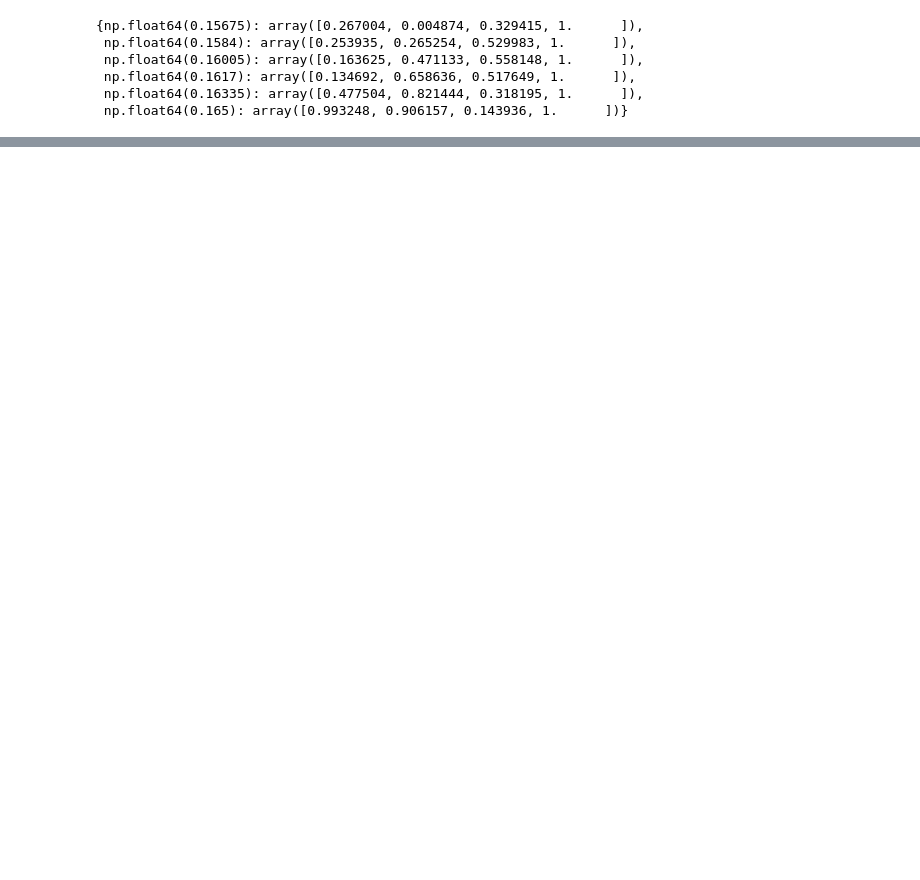
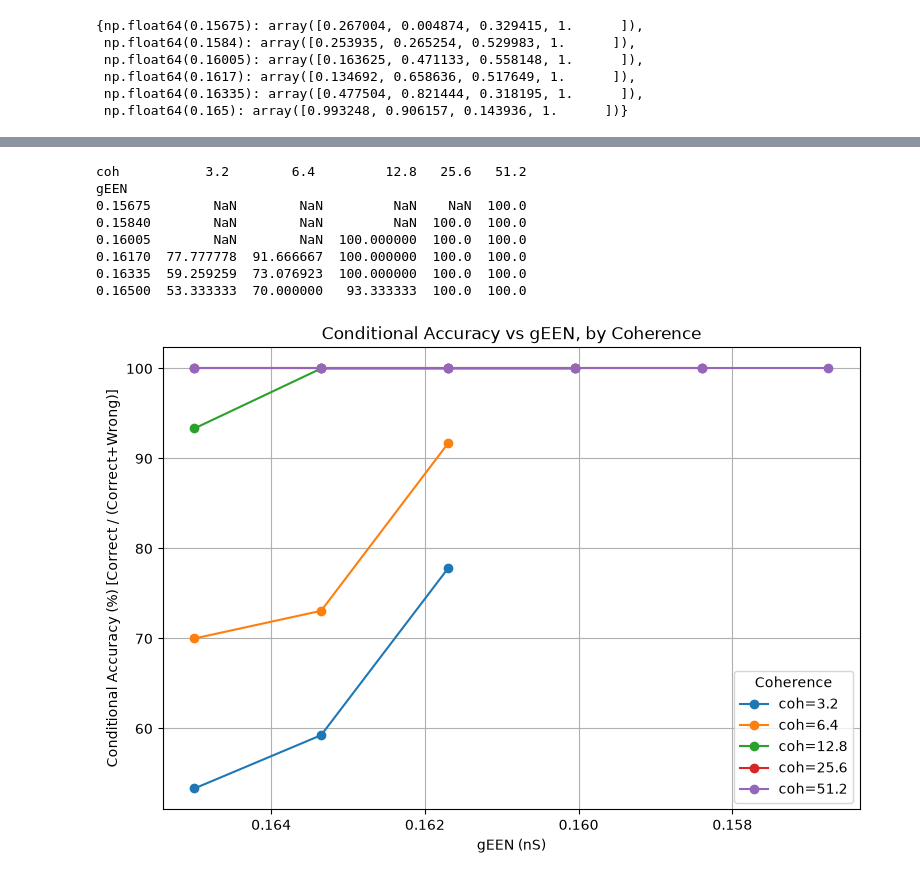
Before and after one commit to talhayounas2028-neuro/neuro, a Jupyter notebook: overview-analysis_gEEN.ipynb, the cells around one changed output, grey strips where cells are left out. Cells and saved outputs as stored; diff of their text form; code cells hidden in the pictures; blank space fills up the shorter version.

```diff
--- a/overview-analysis_gEEN.ipynb
+++ b/overview-analysis_gEEN.ipynb
@@ -175,0 +343,37 @@ plt.show()
+# %%
+# ============================================================
+# POINT 4: Does conditional accuracy (Correct / (Correct+Wrong))
+# rise as gEEN decreases, at EVERY coherence level?
+# ============================================================
+
+table["decided"] = table["Correct"] + table["Wrong"]
+table["conditional_accuracy"] = table.apply(
+    lambda row: row["Correct"] / row["decided"] * 100 if row["decided"] > 0 else None,
+    axis=1
+)
+
+pivot = table.pivot(index="gEEN", columns="coh", values="conditional_accuracy")
+print(pivot)
+
+plt.figure(figsize=(9, 6))
+for coh in sorted(table["coh"].unique()):
+    subset = table[table["coh"] == coh].sort_values("gEEN")
+    plt.plot(subset["gEEN"], subset["conditional_accuracy"], marker="o", label=f"coh={coh}")
+
+plt.gca().invert_xaxis()  # so gEEN decreasing (more hypofunction) reads left-to-right
+plt.xlabel("gEEN (nS)")
+plt.ylabel("Conditional Accuracy (%) [Correct / (Correct+Wrong)]")
+plt.title("Conditional Accuracy vs gEEN, by Coherence")
+plt.legend(title="Coherence")
+plt.grid(True)
+plt.show()
+# %% [output]
+coh           3.2        6.4         12.8   25.6   51.2
+gEEN
+0.15675        NaN        NaN         NaN    NaN  100.0
+0.15840        NaN        NaN         NaN  100.0  100.0
+0.16005        NaN        NaN  100.000000  100.0  100.0
+0.16170  77.777778  91.666667  100.000000  100.0  100.0
+0.16335  59.259259  73.076923  100.000000  100.0  100.0
+0.16500  53.333333  70.000000   93.333333  100.0  100.0
+[figure, added]
```
Also changed, not shown: parts of 9 cells of this notebook, 4 other files.
